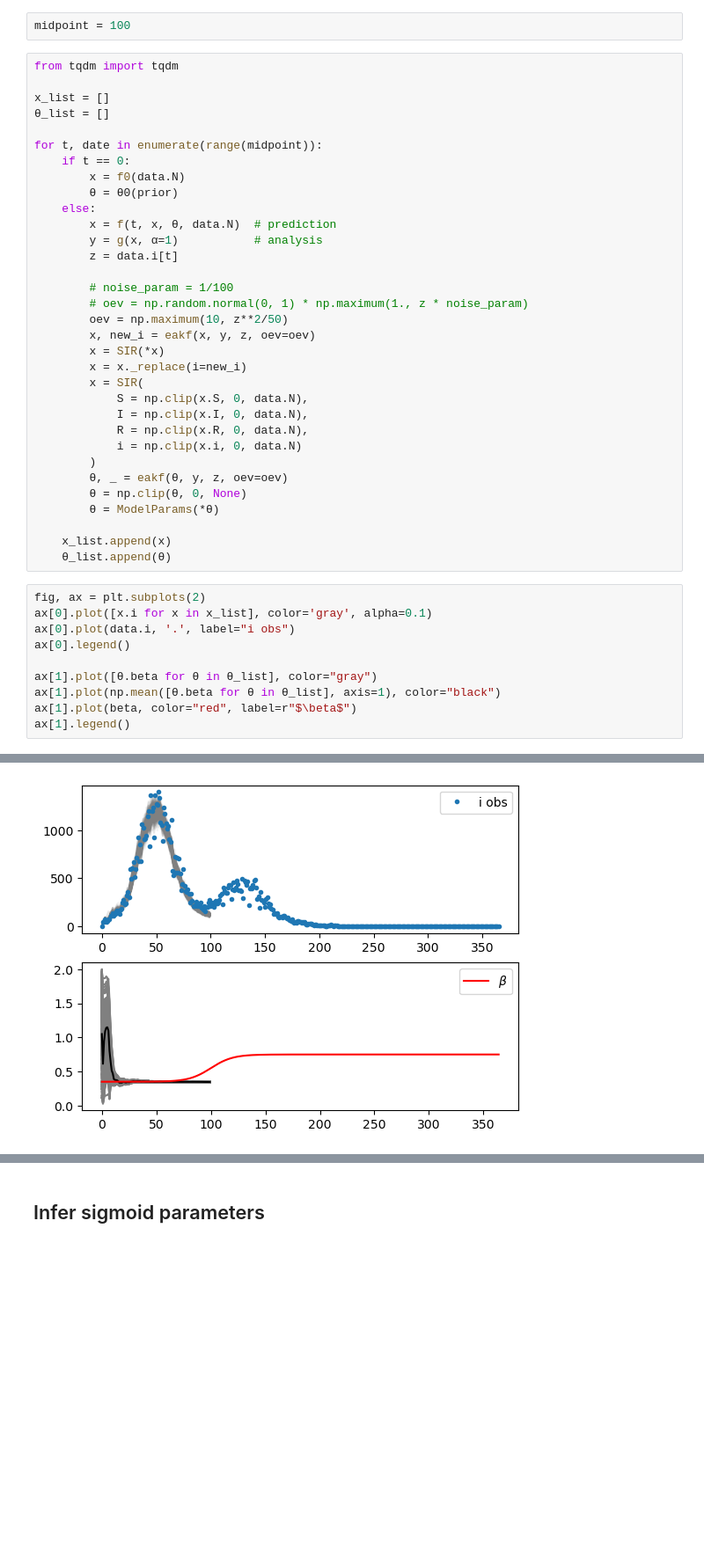
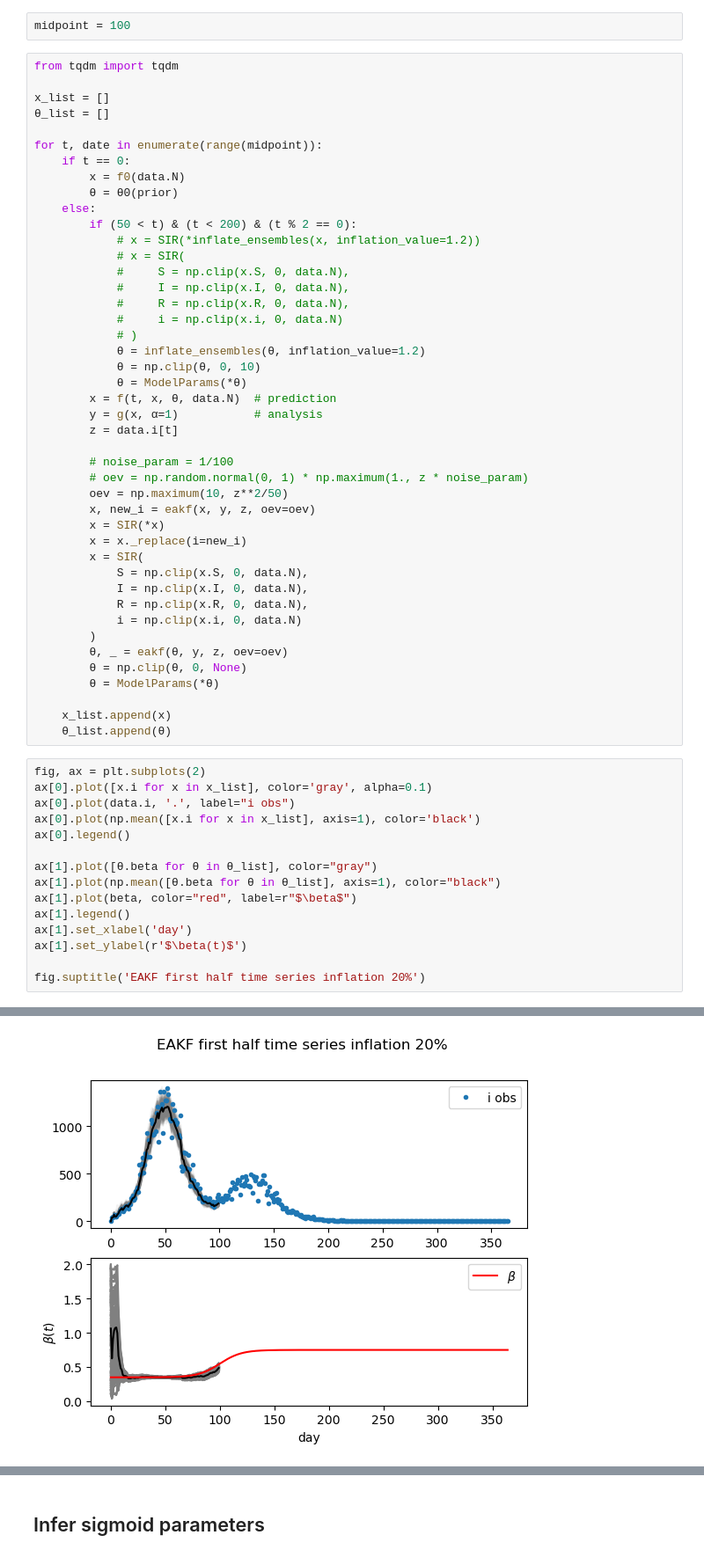
Before and after one commit to hwunrow/epykalman, a Jupyter notebook: src/rt_kalman_filter.ipynb, the cells around one changed output, grey strips where cells are left out. Shown at 88% size. Saved outputs shown, nothing was run; the diff lists cells and outputs as text; blank space fills up the shorter version.

```diff
--- a/src/rt_kalman_filter.ipynb
+++ b/src/rt_kalman_filter.ipynb
@@ -447,6 +464,17 @@ for t, date in enumerate(range(midpoint)):
         x = f0(data.N)
         θ = θ0(prior)
     else:
+        if (50 < t) & (t < 200) & (t % 2 == 0):
+            # x = SIR(*inflate_ensembles(x, inflation_value=1.2))
+            # x = SIR(
+            #     S = np.clip(x.S, 0, data.N),
+            #     I = np.clip(x.I, 0, data.N),
+            #     R = np.clip(x.R, 0, data.N),
+            #     i = np.clip(x.i, 0, data.N)
+            # )
+            θ = inflate_ensembles(θ, inflation_value=1.2)
+            θ = np.clip(θ, 0, 10)
+            θ = ModelParams(*θ)
         x = f(t, x, θ, data.N)  # prediction
         y = g(x, α=1)           # analysis
         z = data.i[t]
@@ -473,10 +501,15 @@ for t, date in enumerate(range(midpoint)):
 fig, ax = plt.subplots(2)
 ax[0].plot([x.i for x in x_list], color='gray', alpha=0.1)
 ax[0].plot(data.i, '.', label="i obs")
+ax[0].plot(np.mean([x.i for x in x_list], axis=1), color='black')
 ax[0].legend()
 
 ax[1].plot([θ.beta for θ in θ_list], color="gray")
 ax[1].plot(np.mean([θ.beta for θ in θ_list], axis=1), color="black")
 ax[1].plot(beta, color="red", label=r"$\beta$")
 ax[1].legend()
+ax[1].set_xlabel('day')
+ax[1].set_ylabel(r'$\beta(t)$')
+
+fig.suptitle('EAKF first half time series inflation 20%')
 # %% [output]
@@ -484,4 +517,4 @@ ax[1].legend()
-[figure, old version]
+[figure, new version]
 # %%
 from tqdm import tqdm
 
```
Also changed, not shown: parts of 28 cells of this notebook.
